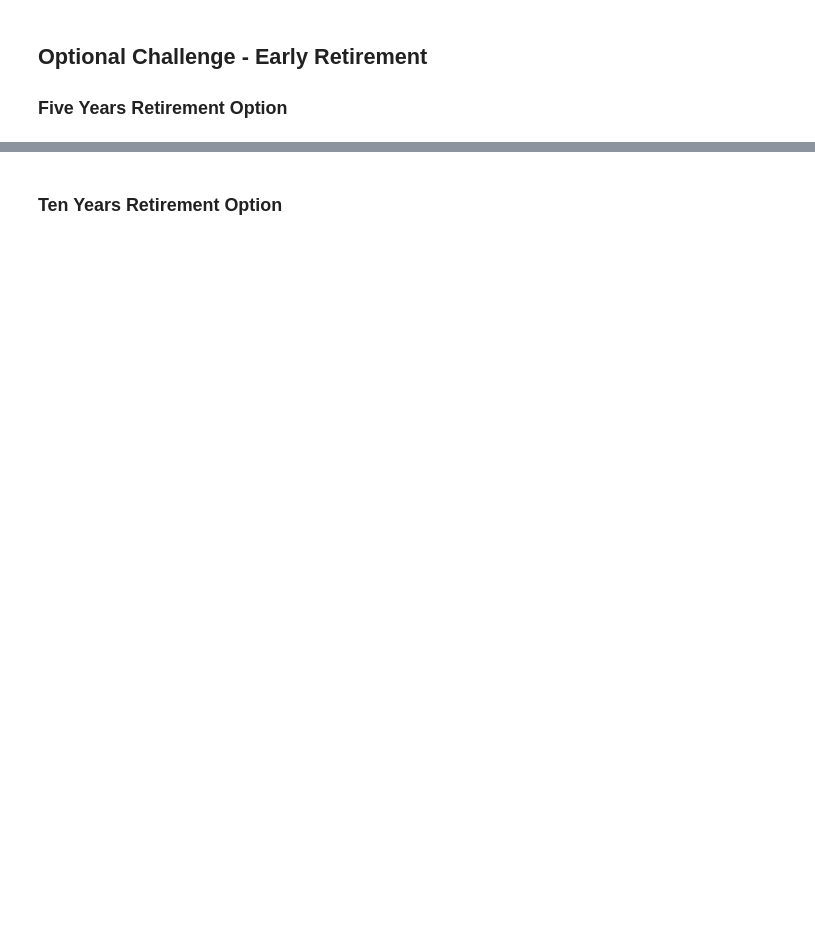
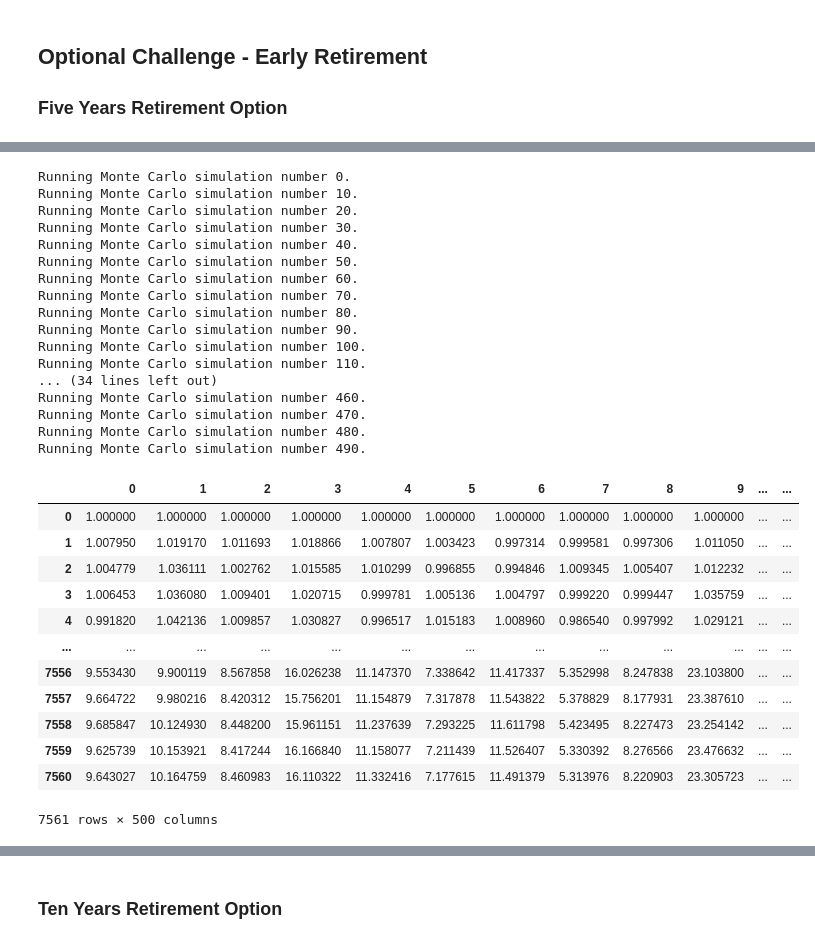
Before and after one commit to kimrodriguezFINTECH/CHALLENGE_5, a Jupyter notebook: financial-planner.ipynb, the cells around one changed output, grey strips where cells are left out. Drawn from its saved outputs; the diff is of its cells as text; code cells hidden in the pictures; blank space fills up the shorter version.

```diff
--- a/financial-planner.ipynb
+++ b/financial-planner.ipynb
@@ -350,5 +364,36 @@ There is a 95% chance that an initial investment of $30000.0 in the portfolio ov
 # %%
 # Plot simulation outcomes
-# YOUR CODE HERE!
+MC_five_year.calc_cumulative_return()
+# %% [output]
+Running Monte Carlo simulation number 0.
+Running Monte Carlo simulation number 10.
+Running Monte Carlo simulation number 20.
+Running Monte Carlo simulation number 30.
+Running Monte Carlo simulation number 40.
+Running Monte Carlo simulation number 50.
+Running Monte Carlo simulation number 60.
+Running Monte Carlo simulation number 70.
+Running Monte Carlo simulation number 80.
+Running Monte Carlo simulation number 90.
+Running Monte Carlo simulation number 100.
+Running Monte Carlo simulation number 110.
+... (34 lines left out)
+Running Monte Carlo simulation number 460.
+Running Monte Carlo simulation number 470.
+Running Monte Carlo simulation number 480.
+Running Monte Carlo simulation number 490.
+|  | 0 | 1 | 2 | 3 | 4 | 5 | 6 | 7 | 8 | 9 | ... | ... |
+| 0 | 1.000000 | 1.000000 | 1.000000 | 1.000000 | 1.000000 | 1.000000 | 1.000000 | 1.000000 | 1.000000 | 1.000000 | ... | ... |
+| 1 | 1.007950 | 1.019170 | 1.011693 | 1.018866 | 1.007807 | 1.003423 | 0.997314 | 0.999581 | 0.997306 | 1.011050 | ... | ... |
+| 2 | 1.004779 | 1.036111 | 1.002762 | 1.015585 | 1.010299 | 0.996855 | 0.994846 | 1.009345 | 1.005407 | 1.012232 | ... | ... |
+| 3 | 1.006453 | 1.036080 | 1.009401 | 1.020715 | 0.999781 | 1.005136 | 1.004797 | 0.999220 | 0.999447 | 1.035759 | ... | ... |
+| 4 | 0.991820 | 1.042136 | 1.009857 | 1.030827 | 0.996517 | 1.015183 | 1.008960 | 0.986540 | 0.997992 | 1.029121 | ... | ... |
+| ... | ... | ... | ... | ... | ... | ... | ... | ... | ... | ... | ... | ... |
+| 7556 | 9.553430 | 9.900119 | 8.567858 | 16.026238 | 11.147370 | 7.338642 | 11.417337 | 5.352998 | 8.247838 | 23.103800 | ... | ... |
+| 7557 | 9.664722 | 9.980216 | 8.420312 | 15.756201 | 11.154879 | 7.317878 | 11.543822 | 5.378829 | 8.177931 | 23.387610 | ... | ... |
+| 7558 | 9.685847 | 10.124930 | 8.448200 | 15.961151 | 11.237639 | 7.293225 | 11.611798 | 5.423495 | 8.227473 | 23.254142 | ... | ... |
+| 7559 | 9.625739 | 10.153921 | 8.417244 | 16.166840 | 11.158077 | 7.211439 | 11.526407 | 5.330392 | 8.276566 | 23.476632 | ... | ... |
+| 7560 | 9.643027 | 10.164759 | 8.460983 | 16.110322 | 11.332416 | 7.177615 | 11.491379 | 5.313976 | 8.220903 | 23.305723 | ... | ... |
+7561 rows × 500 columns
 # %%
 # Plot probability distribution and confidence intervals
```
Also changed, not shown: parts of 24 cells of this notebook.
